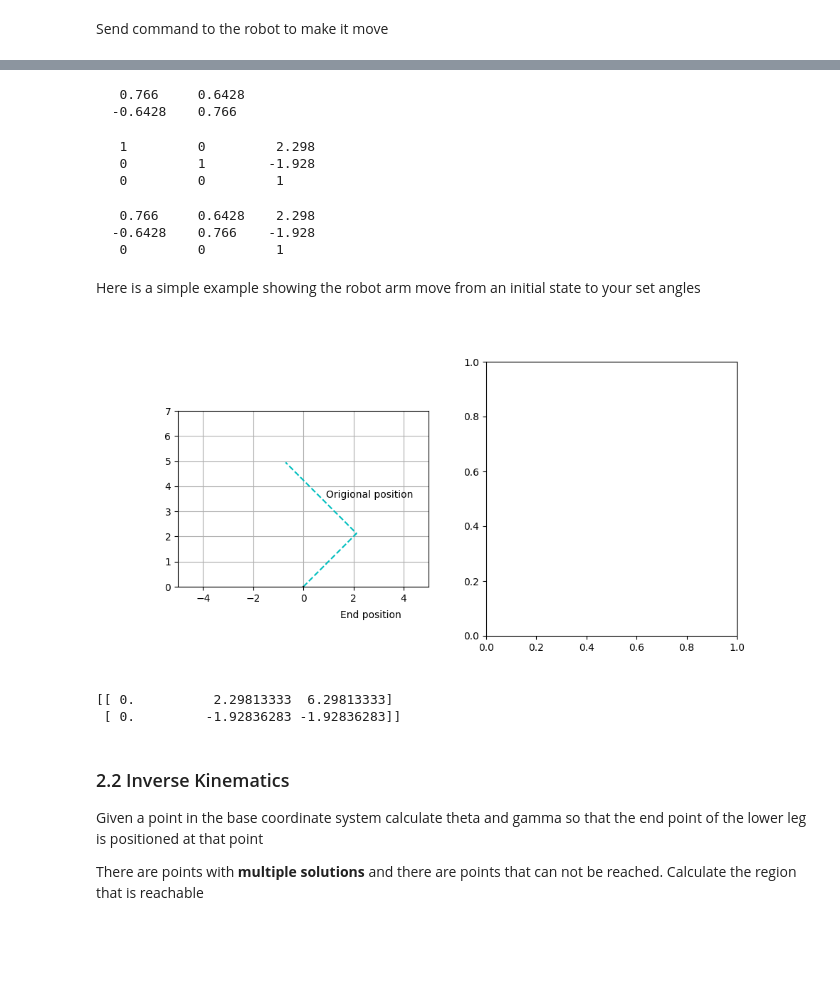
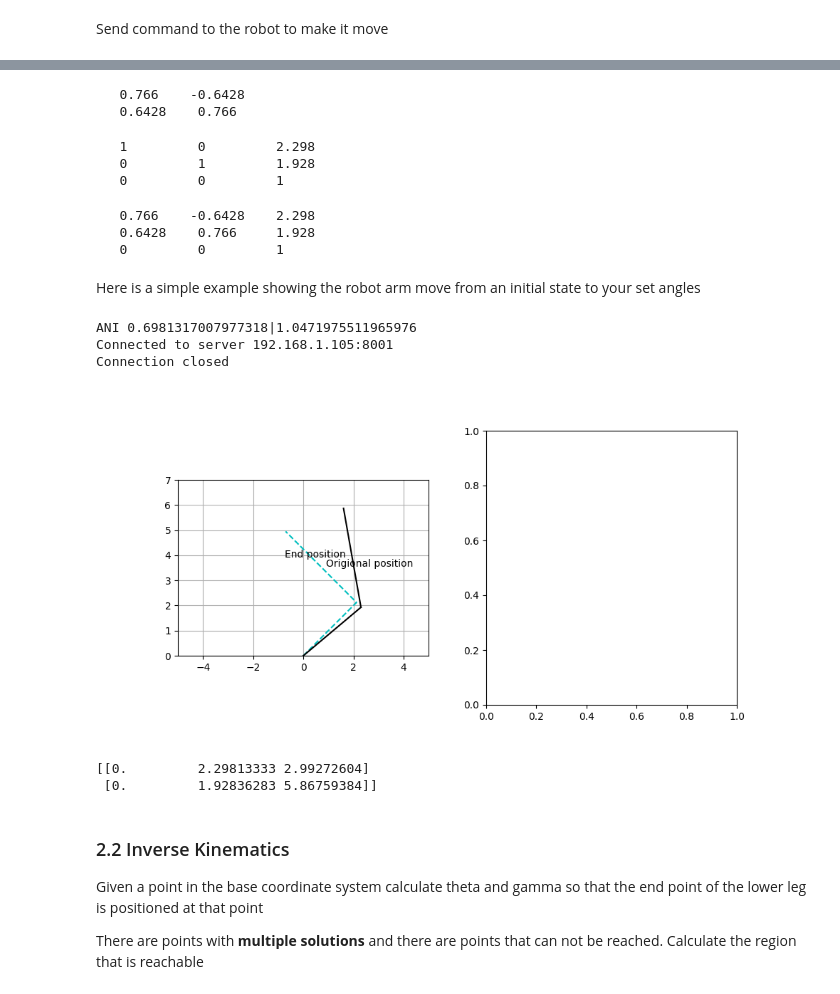
Before and after one commit to WeiWenxing/minipupper_kinematics, a Jupyter notebook: jupyternb/Kinematics_learn.ipynb, the cells around one changed output, grey strips where cells are left out. Saved outputs shown, nothing was run; the diff lists cells and outputs as text; code cells hidden in the pictures; blank space fills up the shorter version.

```diff
--- a/jupyternb/Kinematics_learn.ipynb
+++ b/jupyternb/Kinematics_learn.ipynb
@@ -130,5 +128,5 @@ You can change the angles to see different plot
 # %%
-theta = np.radians(-40)
+theta = np.radians(40)
 gamma = np.radians(60)
 points = np.zeros((2, 3))
 points[0,1] = lu*np.cos(theta)
@@ -233,8 +231,8 @@ In the following we use Spatial Maths for Python from Peter Corke as our Python
 R = SO2(theta)
 print(R)
 # %% [output]
-   0.766     0.6428
-  -0.6428    0.766
+   0.766    -0.6428
+   0.6428    0.766
 # %%
 # create a 2d homogeneous translation matrix
 # calculate the translation vector
@@ -242,15 +240,15 @@ T = SE2([lu*np.cos(theta), lu*np.sin(theta)])
 print(T)
 # %% [output]
    1         0         2.298
-   0         1        -1.928
+   0         1         1.928
    0         0         1
 # %%
 # combining the two
 T1 = SE2([lu*np.cos(theta), lu*np.sin(theta)]) * SE2(theta)
 print(T1)
 # %% [output]
-   0.766     0.6428    2.298
-  -0.6428    0.766    -1.928
+   0.766    -0.6428    2.298
+   0.6428    0.766     1.928
    0         0         1
 # %% [markdown]
 Here is a simple example showing the robot arm move from an initial state to your set angles
@@ -260,20 +258,17 @@ import time
 #set defaut angles
 t = np.radians(45)
 g = np.radians(90)
-#convert angles to be sent to robot(can be optimized, not necessary)
-theta_robot = theta - np.pi
-gamma_robot = gamma
 #set plot frames and angles of each frame
 ani_num = 20
 angles_t_ani = np.linspace(t, theta, ani_num)
 angles_g_ani = np.linspace(g, gamma, ani_num)
 #send command to robot
 time.sleep(2)
-#HOST = '192.168.1.90'
-#command = 'ANI %s|%s' % (theta_robot, gamma_robot)
-#print(command)
-#sender = SocketSender(HOST)
-#sender.send_pushup_command(command)
+HOST = '192.168.1.105'
+command = 'ANI %s|%s' % (theta, gamma)
+print(command)
+sender = SocketSender(HOST)
+sender.send_pushup_command(command)
 
 fig, (ax1, ax2) = plt.subplots(1, 2, figsize=(10, 5))
 left1, bottom1, width1, height1 = ax1.get_position().bounds
@@ -327,35 +322,38 @@ def animate(i):
     # plot upper leg
     points[0,1] = lu*np.cos(theta_ani)
     points[1,1] = lu*np.sin(theta_ani)
     ax2.plot(points[0], points[1],'-k')
     # plot angle
     angles = np.linspace(0,float(theta_ani))
     xs = 0.5 * np.cos(angles)
     ys = 0.5 * np.sin(angles)
     ax2.plot(xs, ys, '-r')
     ax2.text(xs[int(len(angles)/2)]+0.1, ys[int(len(angles)/2)]-0.2, "$\\theta$ (%s$^{\circ}$ )" % round(math.degrees(theta_ani),2))
     T1a.plot()
     # plot lower leg
     points[0,0] = points[0,1]
     points[1,0] = points[1,1]
     points[0,1] = lu*np.cos(theta_ani) + ll*np.cos(theta_ani+gamma_ani)
     points[1,1] = lu*np.sin(theta_ani) + ll*np.sin(theta_ani+gamma_ani)
     ax2.plot(points[0], points[1],'-k')
     #plot angle
     angles = np.linspace(float(theta_ani), float(theta_ani)+float(gamma_ani))
     xs = points[0,0] + 0.5 * np.cos(angles)
     ys = points[1,0] + 0.5 * np.sin(angles)
     ax2.plot(xs, ys, '-r')
     ax2.text(xs[int(len(angles)/2)]+0.2, ys[int(len(angles)/2)]-0.4, "$\gamma$ (%s$^{\circ}$ )" % round(math.degrees(gamma_ani),2))
     T3a.plot()
     ax2.set_xlim(-5.0, 5.0)
     ax2.set_ylim(0.0, 7.0)
     ax2.grid(True)
-time.sleep(0.1)
+time.sleep(0.7)
 ani = animation.FuncAnimation(fig, animate, ani_num, interval=1, blit=True, repeat = False)
 plt.show()
 # %% [output]
+ANI 0.6981317007977318|1.0471975511965976
+Connected to server 192.168.1.105:8001
+Connection closed
-[figure, old version]
+[figure, new version]
 # %%
 # Now it's your turn:
 
@@ -389,10 +387,10 @@ def mpForwardKin(angles):
     return np.array([[0, P1[0], P2[0]], [0, P1[1], P2[1]]])
 # %%
-P = mpForwardKin([-40, 40])
+P = mpForwardKin([40, 40])
 print(P)
 # %% [output]
-[[ 0.          2.29813333  6.29813333]
- [ 0.         -1.92836283 -1.92836283]]
+[[0.         2.29813333 2.99272604]
+ [0.         1.92836283 5.86759384]]
 # %% [markdown]
 ### 2.2 Inverse Kinematics
 
```
Also changed, not shown: parts of 18 cells of this notebook.
